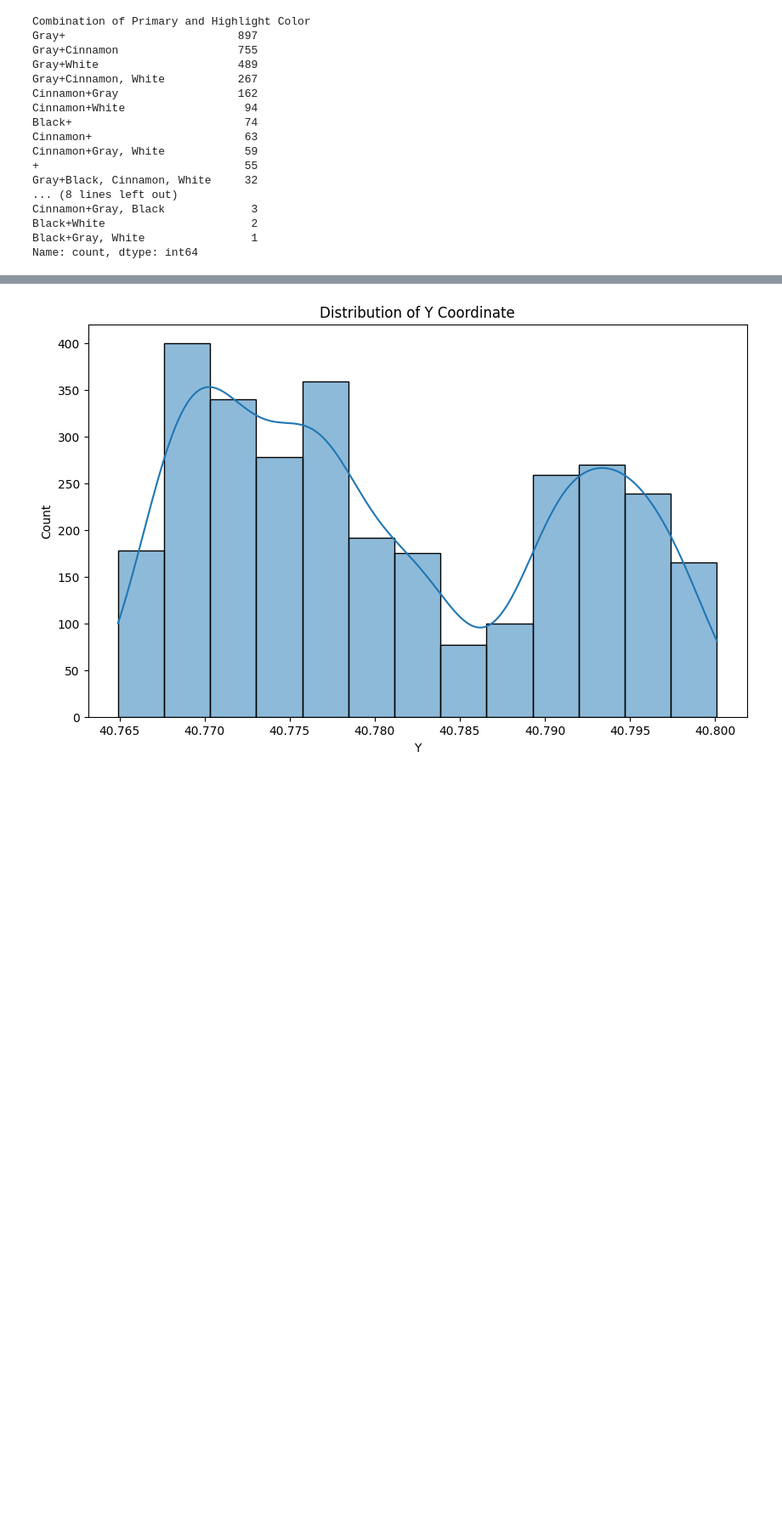
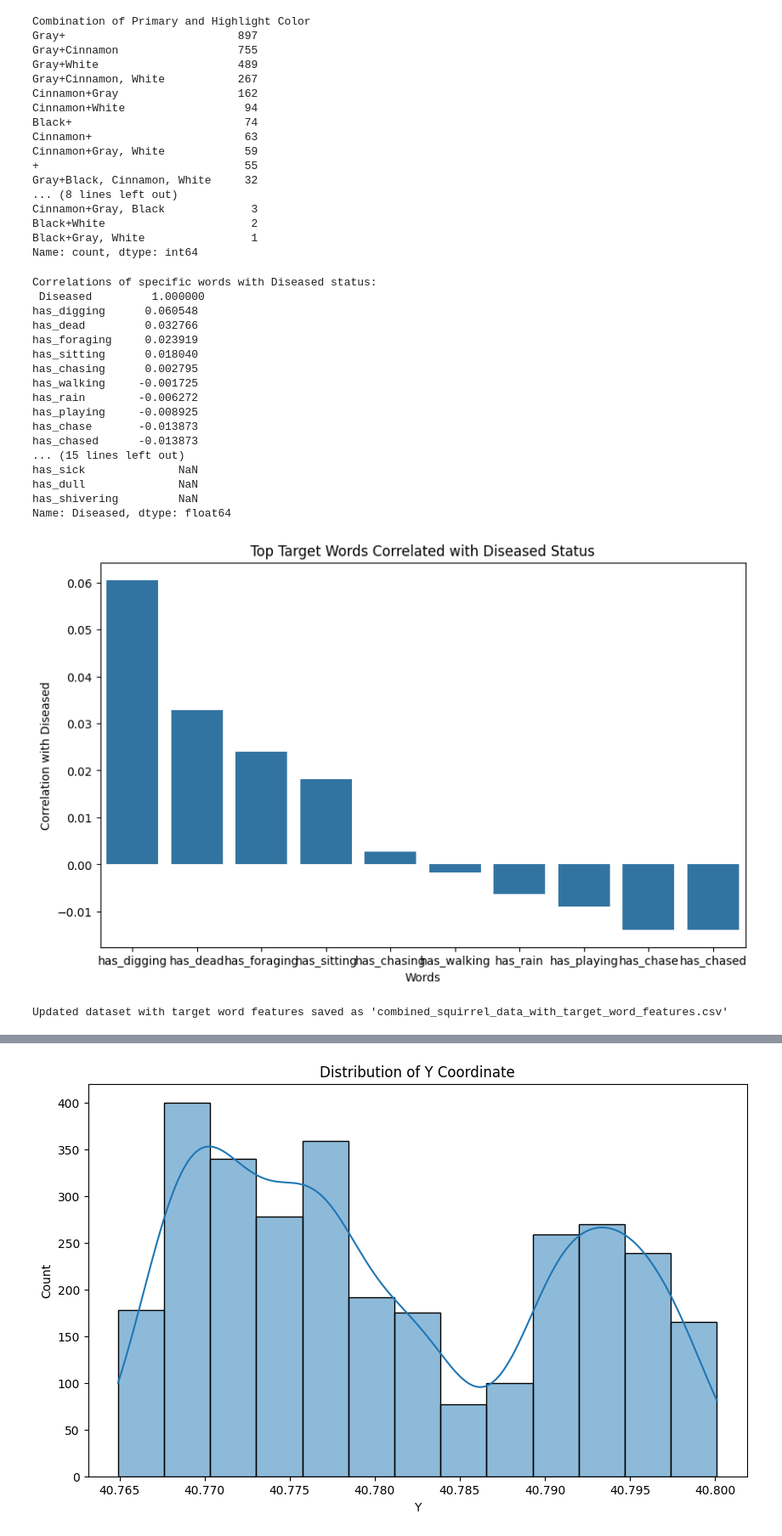
Before and after one commit to jyounes23/Nutosis, a Jupyter notebook: P2-Nutosis/Nutosis.ipynb, the cells around one changed output, grey strips where cells are left out. Shown at 85% size. Saved outputs shown, nothing was run; the diff lists cells and outputs as text; code cells hidden in the pictures; blank space fills up the shorter version.

Commit message:
more correlations

```diff
--- a/P2-Nutosis/Nutosis.ipynb
+++ b/P2-Nutosis/Nutosis.ipynb
@@ -422,3 +422,64 @@ Cinnamon+Gray, Black             3
 Black+White                      2
 Black+Gray, White                1
 Name: count, dtype: int64
+# %%
+import pandas as pd
+import re
+import matplotlib.pyplot as plt
+import seaborn as sns
+
+# Load the combined dataset (assuming it includes a 'Diseased' column and the open-text column 'Notes')
+combined_data = pd.read_csv('final_combined_squirrel_data_with_weather_filtered.csv')
+
+# Step 1: Preprocess the Text
+combined_data['Other Activities'] = combined_data['Other Activities'].fillna('').str.lower()  # Fill NaNs and lowercase text
+combined_data['Other Activities'] = combined_data['Other Activities'].apply(lambda x: re.sub(r'[^a-z\s]', '', x))  # Clean text
+
+# Step 2: Define Specific Words to Look For
+# Example: Words that might indicate sickness symptoms or behaviors
+target_words = ["running","chase","chased","","hiding","chasing","sneeze","dead","sneezed", "rain","wet","chilly","cold", "cough", "weak", "limp", "injured", "wound", "infection", "sick", "dull", "shivering", "digging", "sitting", "walking", "burying", "playing", "foraging"]
+
+# Step 3: Create Binary Features for Each Target Word
+# For each word in target_words, create a binary column indicating its presence in 'Notes'
+for word in target_words:
+    combined_data[f'has_{word}'] = combined_data['Other Activities'].apply(lambda x: 1 if word in x else 0)
+
+# Step 4: Correlation Analysis with 'Diseased' Status
+# Calculate correlations between each target word feature and the 'Diseased' column
+correlations = combined_data[[f'has_{word}' for word in target_words] + ['Diseased']].corr()['Diseased'].sort_values(ascending=False)
+
+# Display correlations for each target word with 'Diseased' status
+print("Correlations of specific words with Diseased status:\n", correlations)
+
+# Visualize top correlated words with Diseased status
+top_correlated_words = correlations.index[1:11]  # Exclude 'Diseased' itself
+plt.figure(figsize=(10, 6))
+sns.barplot(x=top_correlated_words, y=correlations.loc[top_correlated_words].values)
+plt.title("Top Target Words Correlated with Diseased Status")
+plt.xlabel("Words")
+plt.ylabel("Correlation with Diseased")
+plt.show()
+
+# Save the updated data with specific word features
+combined_data.to_csv('combined_squirrel_data_with_target_word_features.csv', index=False)
+print("Updated dataset with target word features saved as 'combined_squirrel_data_with_target_word_features.csv'")
+# %% [output]
+Correlations of specific words with Diseased status:
+ Diseased         1.000000
+has_digging      0.060548
+has_dead         0.032766
+has_foraging     0.023919
+has_sitting      0.018040
+has_chasing      0.002795
+has_walking     -0.001725
+has_rain        -0.006272
+has_playing     -0.008925
+has_chase       -0.013873
+has_chased      -0.013873
+... (15 lines left out)
+has_sick              NaN
+has_dull              NaN
+has_shivering         NaN
+Name: Diseased, dtype: float64
+[figure, added]
+Updated dataset with target word features saved as 'combined_squirrel_data_with_target_word_features.csv'
```
Also changed, not shown: parts of 1 cell of this notebook, 4 other files.
